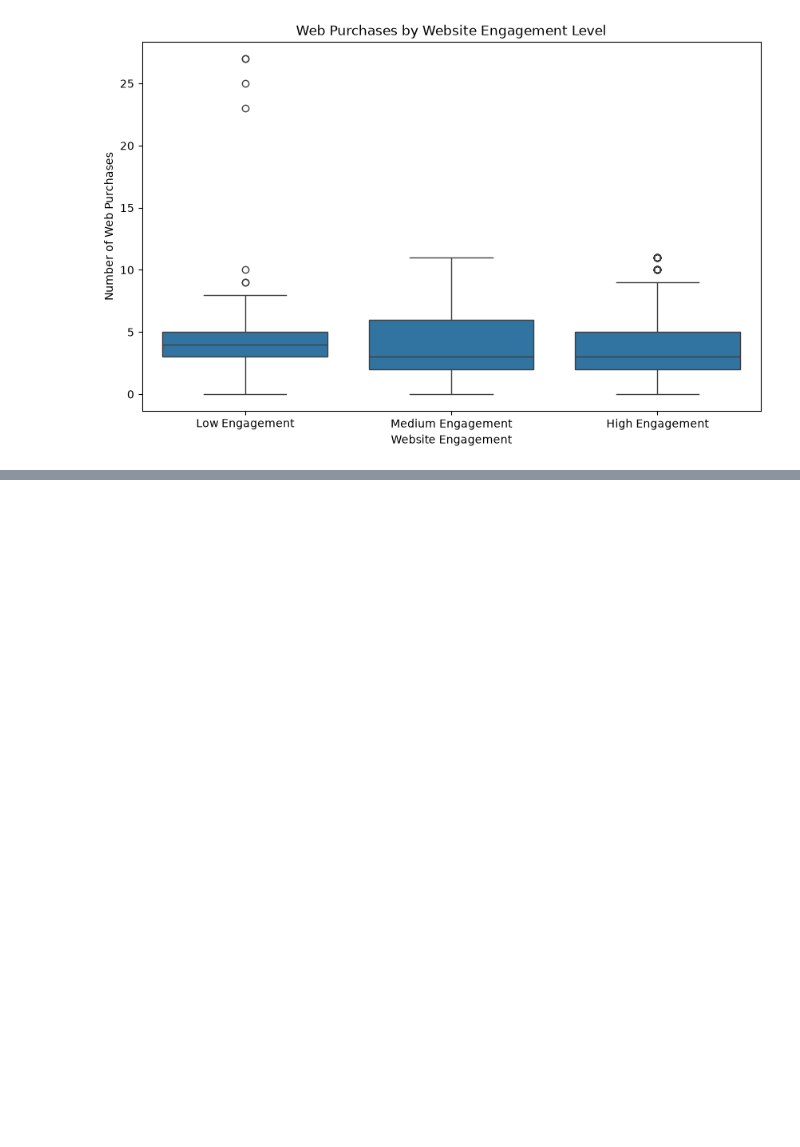
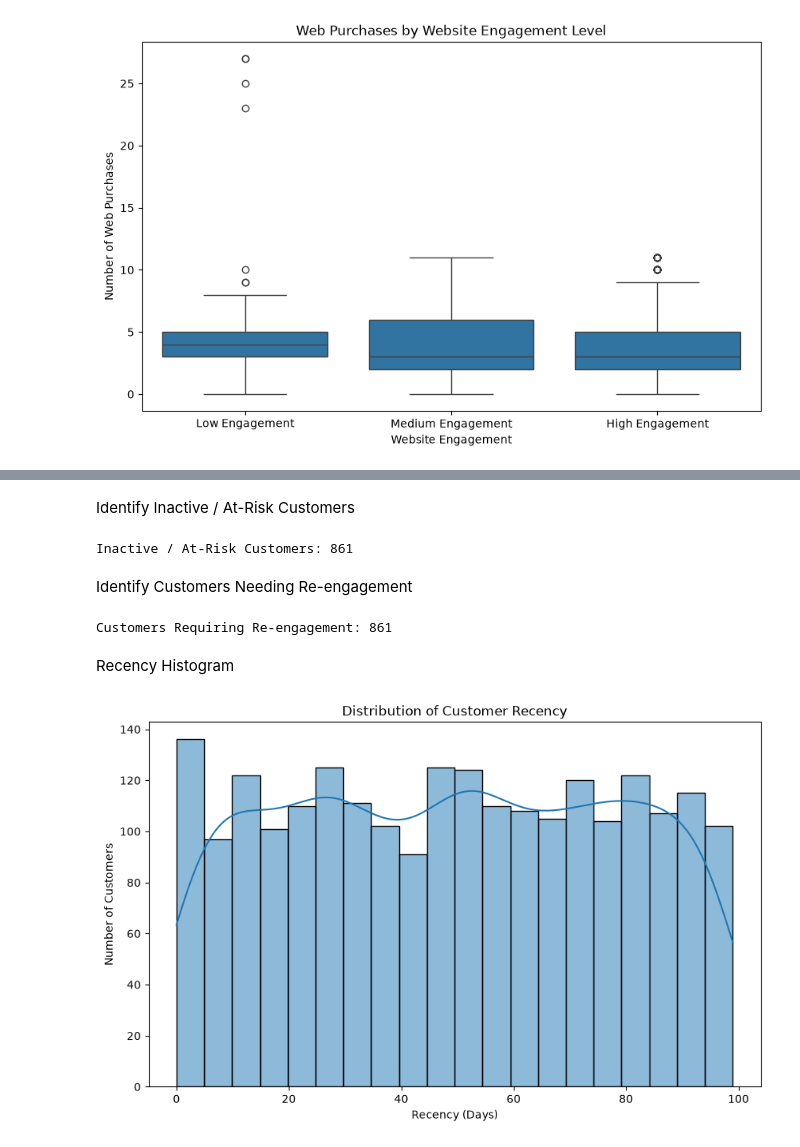
Before and after one commit to areej-fatima9/Customer-Personality-Analysis, a Jupyter notebook: 07_EDA/EDA_Customer_Personality_Analysis.ipynb, the cells around one changed output, grey strips where cells are left out. Cells and saved outputs as stored; diff of their text form; code cells hidden in the pictures; blank space fills up the shorter version.

```diff
--- a/07_EDA/EDA_Customer_Personality_Analysis.ipynb
+++ b/07_EDA/EDA_Customer_Personality_Analysis.ipynb
@@ -1052,0 +1101,13 @@ plt.show()
+# %%
+def classify_recency(recency):
+    if recency <= 30:
+        return "Active"
+    elif recency <= 60:
+        return "Moderately Active"
+    else:
+        return "Inactive / At Risk"
+
+df["Customer_Activity"] = df["Recency"].apply(classify_recency)
+
+print("Customer Activity Categories:")
+print(df["Customer_Activity"].value_counts())
@@ -1052,0 +1148,34 @@ plt.show()
+# %% [markdown]
+Identify Inactive / At-Risk Customers
+# %%
+inactive_customers = df[df["Recency"] > 60]
+
+print("Inactive / At-Risk Customers:", len(inactive_customers))
+# %% [output]
+Inactive / At-Risk Customers: 861
+# %% [markdown]
+Identify Customers Needing Re-engagement
+# %%
+reengagement_customers = df[df["Recency"] > 60]
+
+print("Customers Requiring Re-engagement:", len(reengagement_customers))
+# %% [output]
+Customers Requiring Re-engagement: 861
+# %% [markdown]
+Recency Histogram
+# %%
+plt.figure(figsize=(10, 6))
+
+sns.histplot(
+    data=df,
+    x="Recency",
+    bins=20,
+    kde=True
+)
+
+plt.title("Distribution of Customer Recency")
+plt.xlabel("Recency (Days)")
+plt.ylabel("Number of Customers")
+plt.show()
+# %% [output]
+[figure, added]
```
Also changed, not shown: parts of 20 cells of this notebook.
